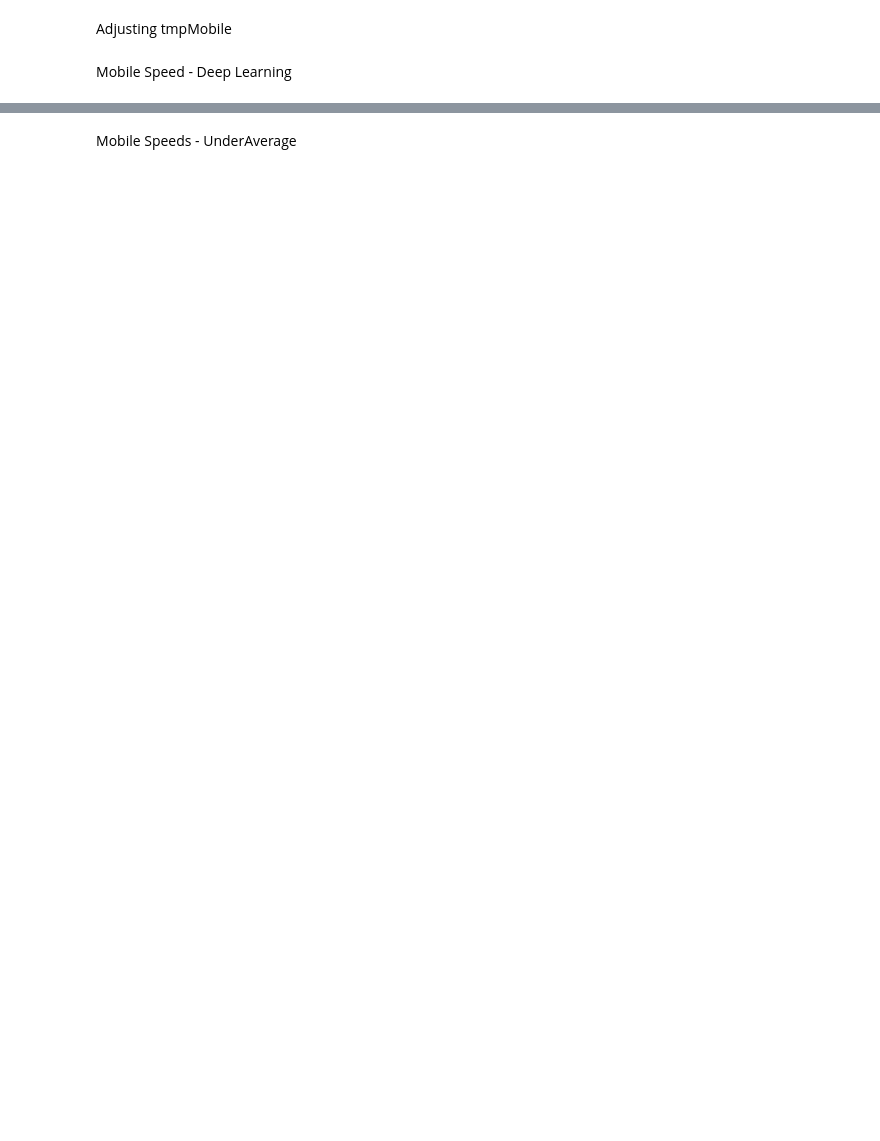
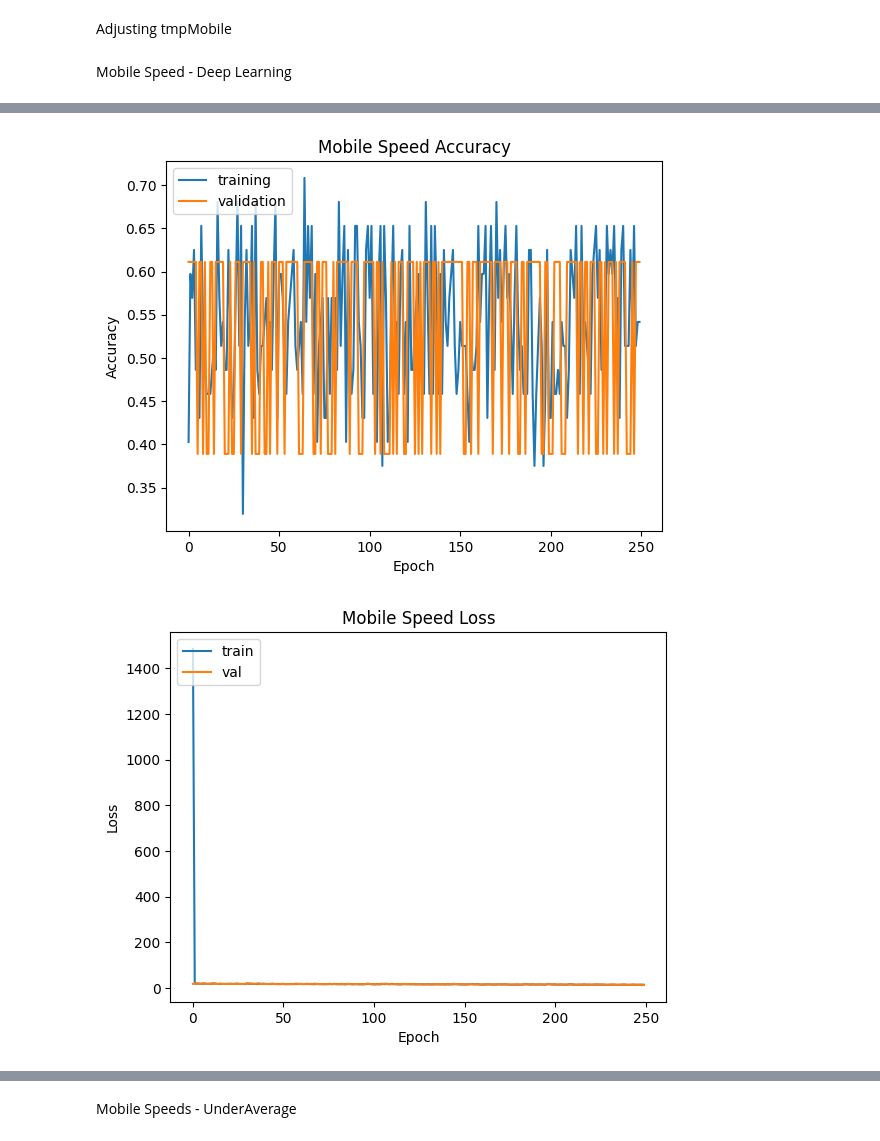
Before and after one commit to Gr4ph1xZ/DataAnalysisAndMachineLearningInternetSpeed, a Jupyter notebook: python/notebook.ipynb, the cells around one changed output, grey strips where cells are left out. Cells and saved outputs as stored; diff of their text form; code cells hidden in the pictures; blank space fills up the shorter version.

```diff
--- a/python/notebook.ipynb
+++ b/python/notebook.ipynb
@@ -542,0 +510,40 @@ print(score)
+# %%
+labels=tmpMobile['OverAverage']
+features = tmpMobile.iloc[:,1:6]
+X=features
+y=np.ravel(labels)
+
+model = Sequential()
+model.add(Dense(3, activation='relu', input_shape=(5,)))
+model.add(tensorflow.keras.layers.Dense(3, kernel_regularizer='l2'))
+#model.add(Dense(3, activation='relu'))
+#model.add(Dense(4, activation='relu'))
+model.add(Dense(1, activation='sigmoid'))
+model.compile(loss='binary_crossentropy',
+optimizer='sgd',
+metrics=['accuracy'])
+training = model.fit(X, y,epochs=250, batch_size=32, verbose=0, shuffle=True, validation_split=0.33)
+
+
+plt.plot(training.history['accuracy'])
+plt.plot(training.history['val_accuracy'])
+plt.title('Mobile Speed Accuracy')
+plt.ylabel('Accuracy')
+plt.xlabel('Epoch')
+plt.legend(['training', 'validation'], loc='upper left')
+plt.savefig(r'..\output\Mobile Speed - Accuracy.png')
+plt.show()
+
+
+
+plt.plot(training.history['loss'])
+plt.plot(training.history['val_loss'])
+plt.title('Mobile Speed Loss')
+plt.ylabel('Loss')
+plt.xlabel('Epoch')
+plt.legend(['train', 'val'], loc='upper left')
+plt.savefig(r'..\output\Mobile Speed - Loss.png')
+plt.show()
+# %% [output]
+[figure, added]
+[figure, added]
```
Also changed, not shown: parts of 33 cells of this notebook.
